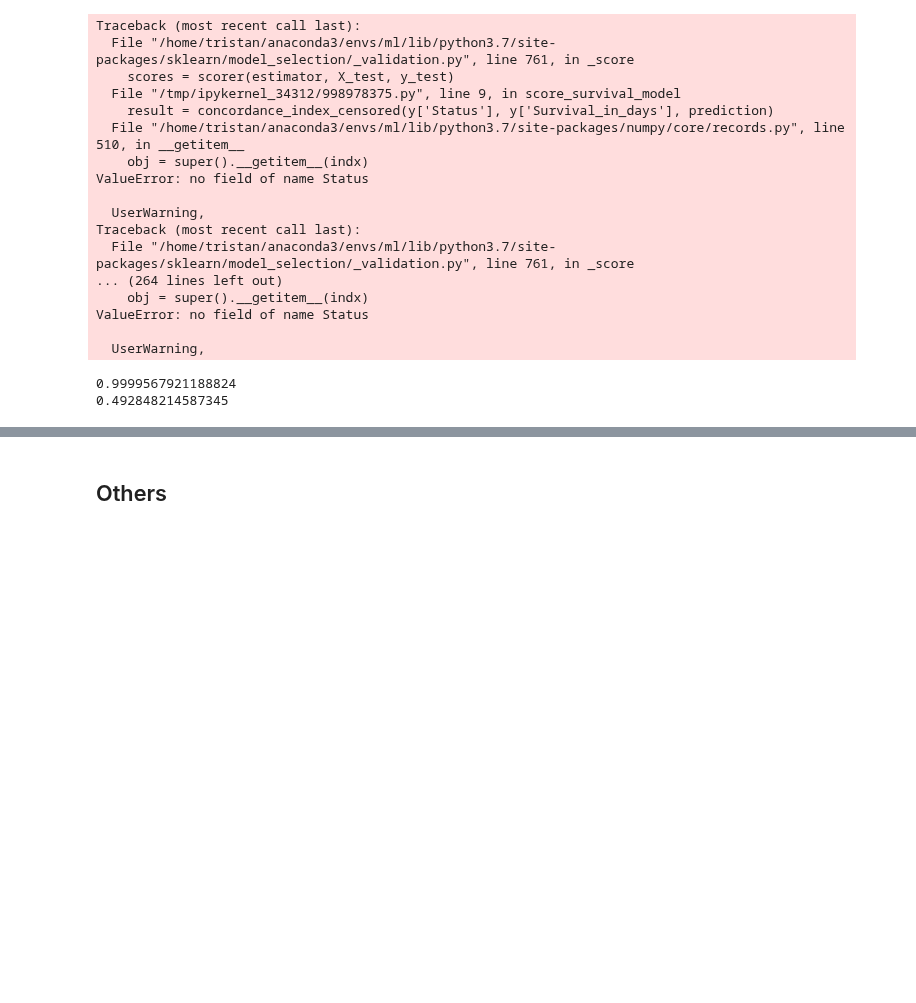
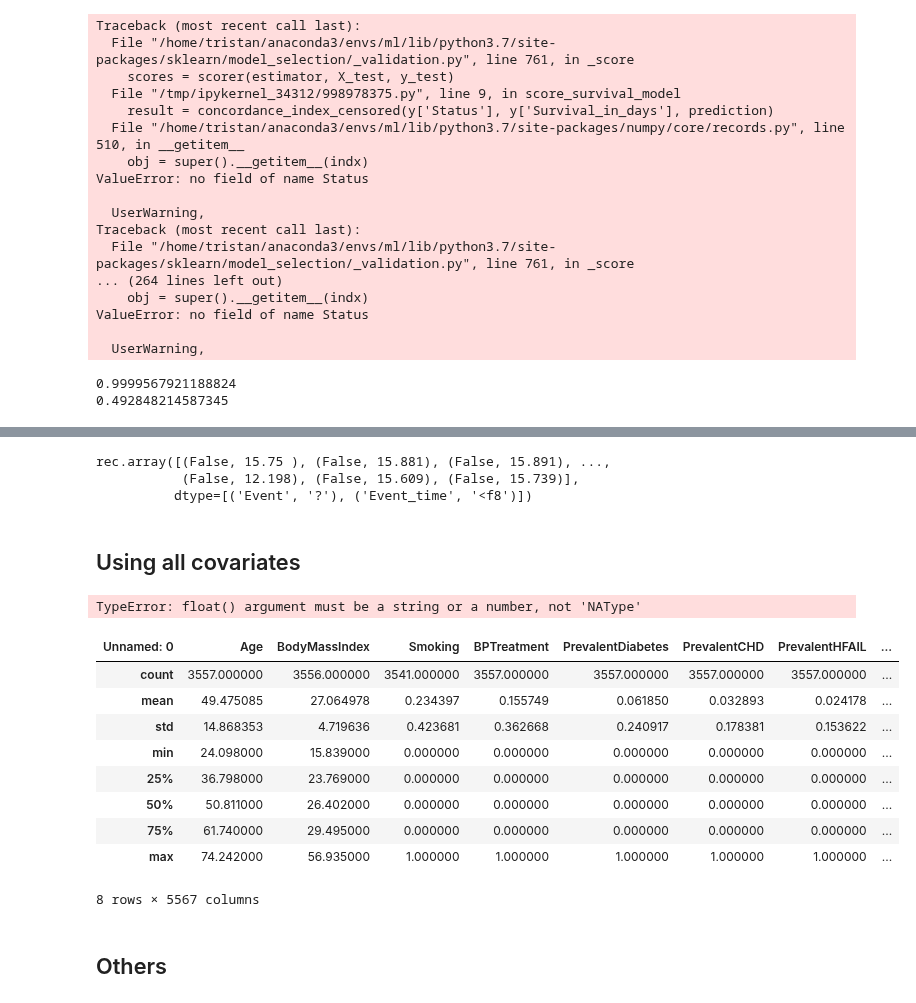
Before and after one commit to TristanFauvel/DreamHF, a Jupyter notebook: src/baseline.ipynb, the cells around one changed output, grey strips where cells are left out. Saved outputs shown, nothing was run; the diff lists cells and outputs as text; code cells hidden in the pictures; blank space fills up the shorter version.

```diff
--- a/src/baseline.ipynb
+++ b/src/baseline.ipynb
@@ -366,0 +486,8 @@ print(kssvm.score(X_test, y_test))
+# %%
+y_train
+# %% [output]
+rec.array([(False, 15.75 ), (False, 15.881), (False, 15.891), ...,
+           (False, 12.198), (False, 15.609), (False, 15.739)],
+          dtype=[('Event', '?'), ('Event_time', '<f8')])
+# %% [markdown]
+## Using all  covariates
@@ -366,0 +509,31 @@ print(kssvm.score(X_test, y_test))
+# %%
+df_train = pheno_df_train.join(readcounts_df_train)
+df_test = pheno_df_test.join(readcounts_df_test)
+selection = (df_train.columns != 'Event') & (df_train.columns != 'Event_time')
+covariates = df_train.columns[selection]
+
+X_train, X_test, y_train, y_test, test_sample_ids = prepare_train_test(df_train, df_test, covariates)
+
+train =XGboost_formatting(X_train, y_train)
+dtest =XGboost_formatting(X_test, y_test)
+
+bst = xgb_model(dtrain, dtest)
+# make prediction
+preds = bst.predict(dtest)
+
+evaluate_xgb_model(bst, dtrain, dtest, y_train, y_test)
+# %% [output]
+TypeError: float() argument must be a string or a number, not 'NAType'
+# %%
+X_train.describe()
+# %% [output]
+| Unnamed: 0 | Age | BodyMassIndex | Smoking | BPTreatment | PrevalentDiabetes | PrevalentCHD | PrevalentHFAIL | ... |
+| count | 3557.000000 | 3556.000000 | 3541.000000 | 3557.000000 | 3557.000000 | 3557.000000 | 3557.000000 | ... |
+| mean | 49.475085 | 27.064978 | 0.234397 | 0.155749 | 0.061850 | 0.032893 | 0.024178 | ... |
+| std | 14.868353 | 4.719636 | 0.423681 | 0.362668 | 0.240917 | 0.178381 | 0.153622 | ... |
+| min | 24.098000 | 15.839000 | 0.000000 | 0.000000 | 0.000000 | 0.000000 | 0.000000 | ... |
+| 25% | 36.798000 | 23.769000 | 0.000000 | 0.000000 | 0.000000 | 0.000000 | 0.000000 | ... |
+| 50% | 50.811000 | 26.402000 | 0.000000 | 0.000000 | 0.000000 | 0.000000 | 0.000000 | ... |
+| 75% | 61.740000 | 29.495000 | 0.000000 | 0.000000 | 0.000000 | 0.000000 | 0.000000 | ... |
+| max | 74.242000 | 56.935000 | 1.000000 | 1.000000 | 1.000000 | 1.000000 | 1.000000 | ... |
+8 rows × 5567 columns
```
Also changed, not shown: parts of 23 cells of this notebook, 9 other files.
